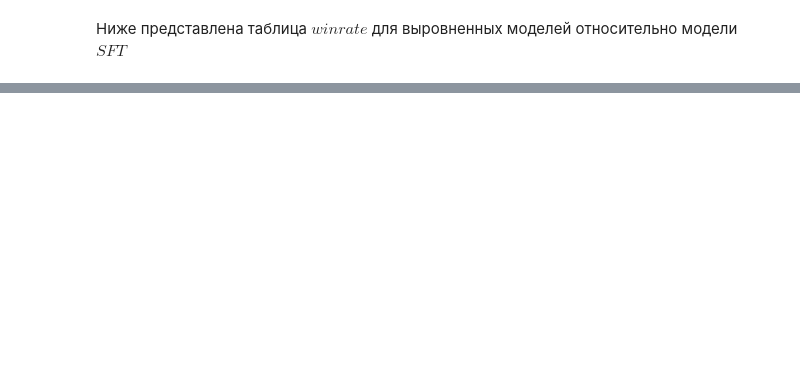
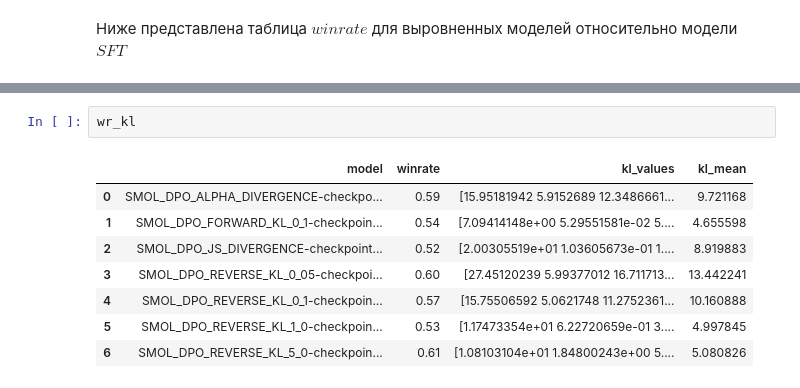
Before and after one commit to selected-topics-ai/DPO, a Jupyter notebook: notebooks/report.ipynb, the cells around one changed output, grey strips where cells are left out. Drawn from its saved outputs; the diff is of its cells as text; blank space fills up the shorter version.

```diff
--- a/notebooks/report.ipynb
+++ b/notebooks/report.ipynb
@@ -210,0 +123,11 @@ pd.DataFrame([{'SMOL_DPO_REVERSE_KL_1_0-checkpoint-200': 4.997844638354145,
+# %%
+wr_kl
+# %% [output]
+|  | model | winrate | kl_values | kl_mean |
+| 0 | SMOL_DPO_ALPHA_DIVERGENCE-checkpo... | 0.59 | [15.95181942 5.9152689 12.3486661... | 9.721168 |
+| 1 | SMOL_DPO_FORWARD_KL_0_1-checkpoin... | 0.54 | [7.09414148e+00 5.29551581e-02 5.... | 4.655598 |
+| 2 | SMOL_DPO_JS_DIVERGENCE-checkpoint... | 0.52 | [2.00305519e+01 1.03605673e-01 1.... | 8.919883 |
+| 3 | SMOL_DPO_REVERSE_KL_0_05-checkpoi... | 0.60 | [27.45120239 5.99377012 16.711713... | 13.442241 |
+| 4 | SMOL_DPO_REVERSE_KL_0_1-checkpoin... | 0.57 | [15.75506592 5.0621748 11.2752361... | 10.160888 |
+| 5 | SMOL_DPO_REVERSE_KL_1_0-checkpoin... | 0.53 | [1.17473354e+01 6.22720659e-01 3.... | 4.997845 |
+| 6 | SMOL_DPO_REVERSE_KL_5_0-checkpoin... | 0.61 | [1.08103104e+01 1.84800243e+00 5.... | 5.080826 |
```
Also changed, not shown: parts of 12 cells of this notebook, 9 other files.
